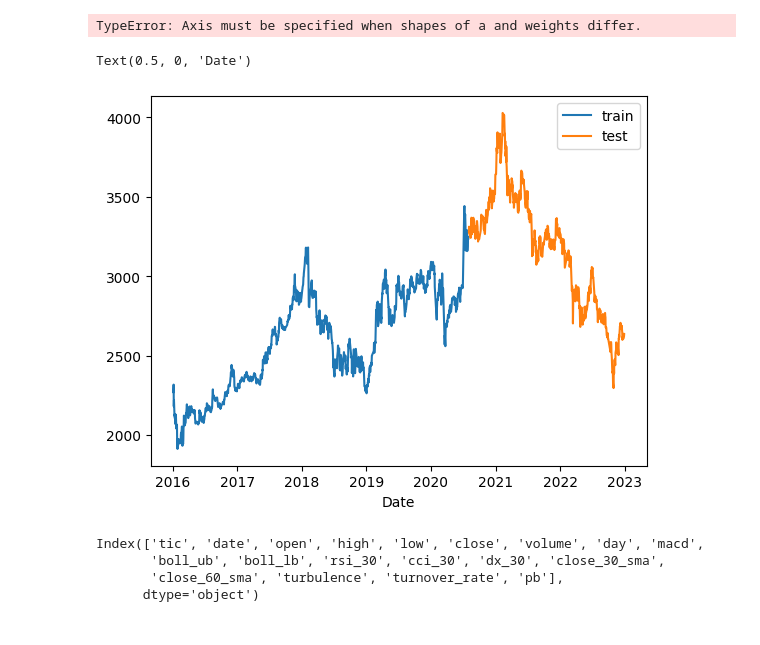
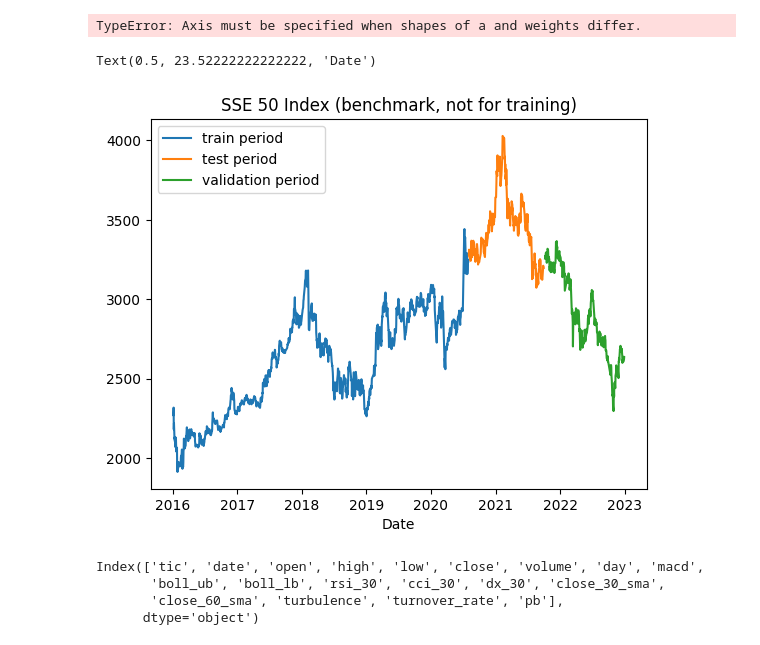
Before and after one commit to daniel620/DRL-for-QT, a Jupyter notebook: DRL_FinRL_model/DRL_fast.ipynb, the cells around one changed output. Drawn from its saved outputs; the diff is of its cells as text; code cells hidden in the pictures.

Commit message:
Update outputs

```diff
--- a/DRL_FinRL_model/DRL_fast.ipynb
+++ b/DRL_FinRL_model/DRL_fast.ipynb
@@ -361,12 +361,15 @@ TypeError: Axis must be specified when shapes of a and weights differ.
 # %%
 # plot baseline_df 数据中的close 区分训练集和测试集
 plt.plot(baseline_df[baseline_df.date <= TRAIN_END_DATE].date, baseline_df[baseline_df.date <= TRAIN_END_DATE].close)
-plt.plot(baseline_df[baseline_df.date > TRAIN_END_DATE].date, baseline_df[baseline_df.date > TRAIN_END_DATE].close)
-plt.legend(['train', 'test'])
+plt.plot(baseline_df[(baseline_df.date > TRAIN_END_DATE) & (baseline_df.date <= TEST_END_DATE)].date, baseline_df[(baseline_df.date > TRAIN_END_DATE) & (baseline_df.date <= TEST_END_DATE)].close)
+plt.plot(baseline_df[baseline_df.date > TEST_END_DATE].date, baseline_df[baseline_df.date > TEST_END_DATE].close)
+plt.legend(['train period', 'test period', 'validation period'])
+plt.title('SSE 50 Index (benchmark, not for training)')
+plt.savefig('outputs/SSE50IndexStock0308/SSE50Index.png')
 plt.xlabel('Date')
 # %% [output]
-Text(0.5, 0, 'Date')
+Text(0.5, 23.52222222222222, 'Date')
-[figure, old version]
+[figure, new version]
 # %%
 processed.columns
 # %% [output]
```
Also changed, not shown: 6 other files.
